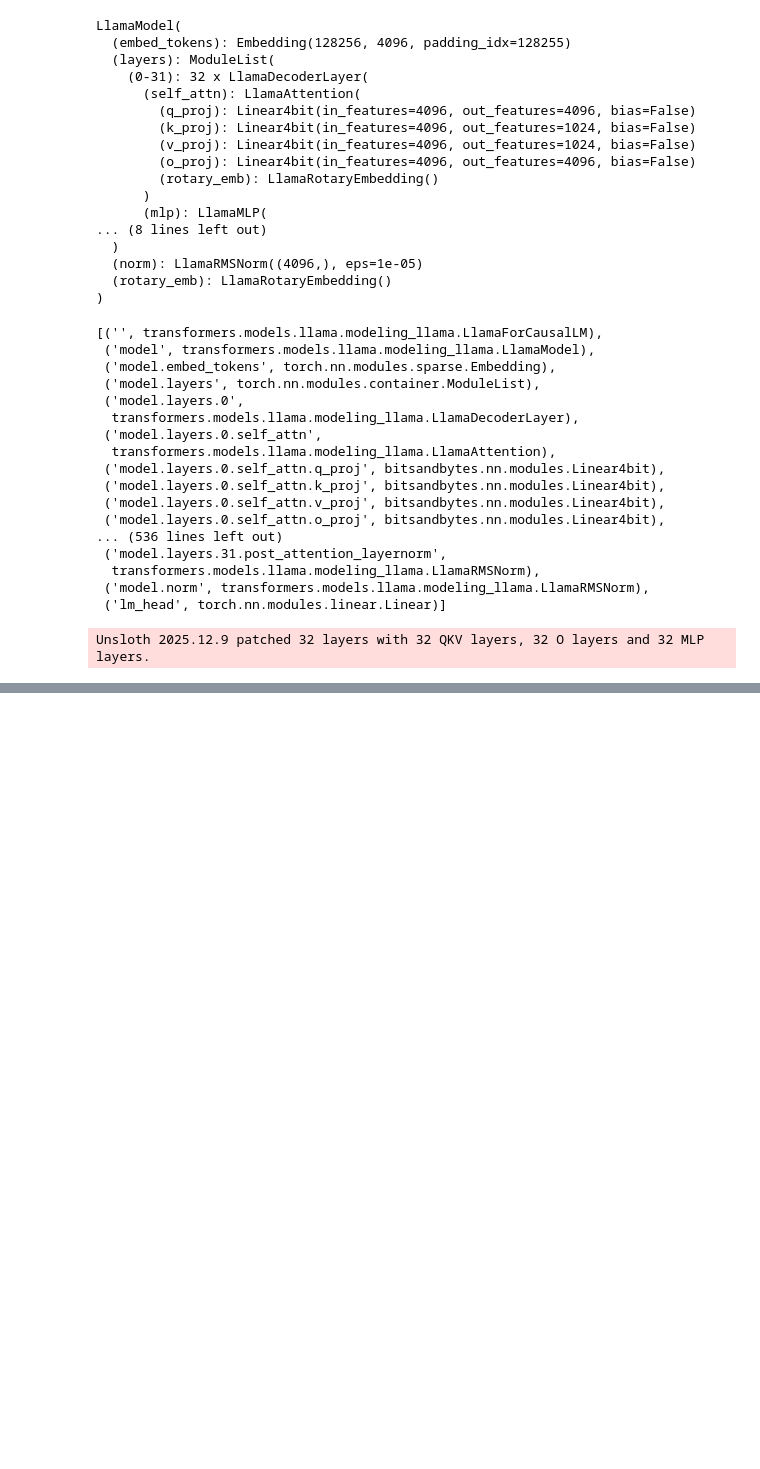
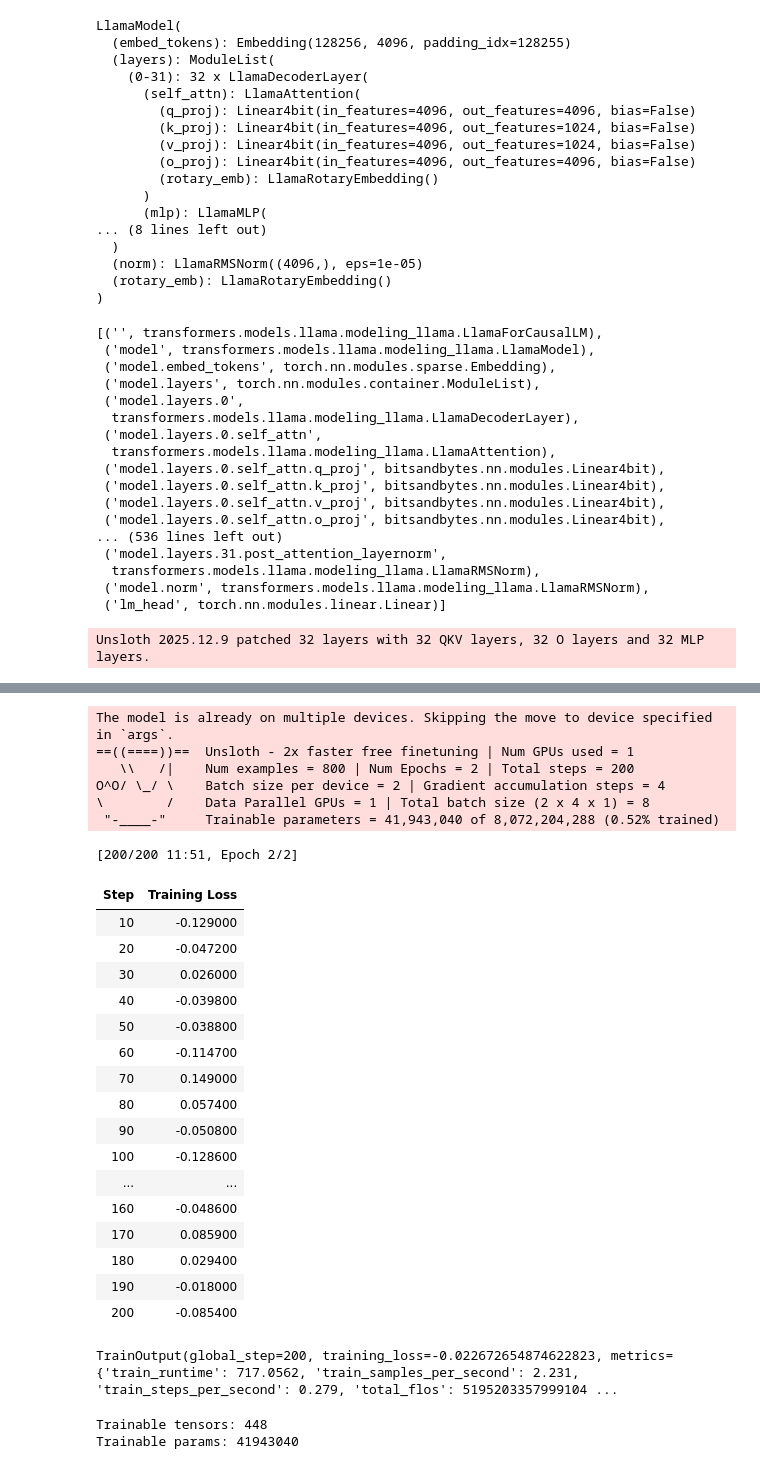
Before and after one commit to ahsanalidev/GAFTSFT, a Jupyter notebook: GradientAscentFTMethod.ipynb, the cells around one changed output, grey strips where cells are left out. Saved outputs shown, nothing was run; the diff lists cells and outputs as text; code cells hidden in the pictures; blank space fills up the shorter version.

```diff
--- a/GradientAscentFTMethod.ipynb
+++ b/GradientAscentFTMethod.ipynb
@@ -385,6 +445,23 @@ data_collator = CollatorWithFactorPadLabels(base_collator)
 # %%
 class GAFTSFTTrainer(SFTTrainer):
-    def compute_loss(self, model, inputs, return_outputs=False):
+    def __init__(
+        self,
+        *args,
+        gamma: float = 1.0,
+        **kwargs,
+    ):
+        """
+        GAFT SFT Trainer
+
+        Args:
+            gamma (float): Scaling factor for the retain loss.
+                           Forget loss is applied with gradient ascent.
+            *args, **kwargs: Passed to SFTTrainer
+        """
+        super().__init__(*args, **kwargs)
+        self.gamma = gamma
+
+    def compute_loss(self, model, inputs, return_outputs=False, **kwargs): # Added **kwargs here
         factors = inputs.pop("factor")  # (bs,)
         f_mask = factors == -1
         r_mask = factors == 1
@@ -405,11 +482,13 @@ class GAFTSFTTrainer(SFTTrainer):
         out_f = out_r = None
 
         if forget_inputs is not None:
-            out_f = model(**forget_inputs)
+            # Pass **kwargs to the model call as well, just in case
+            out_f = model(**forget_inputs, **kwargs)
             loss = loss - out_f.loss  # gradient ascent on forget
 
         if retain_inputs is not None:
-            out_r = model(**retain_inputs)
+            # Pass **kwargs to the model call as well, just in case
+            out_r = model(**retain_inputs, **kwargs)
             loss = loss + (self.gamma * out_r.loss)
 
         outputs = (out_f, out_r)
@@ -449,32 +528,57 @@ class GAFTSFTTrainer(SFTTrainer):
 # %%
 from trl import SFTConfig
 
-
-# 3) Instantiate trainer (note gamma added)
+# Re-instantiate trainer with the correct dataset (tokenized_unlearn)
 trainer = GAFTSFTTrainer(
     model=model,
     tokenizer=tokenizer,
-    train_dataset=dataset,
-    dataset_text_field="text",              # if using TRL SFT datasets; otherwise omit
+    train_dataset=tokenized_unlearn, # Changed from 'dataset' to 'tokenized_unlearn'
+    dataset_text_field="text",
     max_seq_length=max_seq_length,
-    data_collator=data_collator,      # <-- important
+    data_collator=data_collator,
     dataset_num_proc=2,
     packing=False,
     args=SFTConfig(
-        per_device_train_batch_size=2,      # must be >=2 for mixed forget/retain
+        per_device_train_batch_size=2,
         gradient_accumulation_steps=4,
         warmup_steps=5,
         max_steps=200,
         logging_steps=10,
         learning_rate=2e-4,
         fp16=not torch.cuda.is_bf16_supported(),
         bf16=torch.cuda.is_bf16_supported(),
         optim="adamw_8bit",
         weight_decay=0.01,
         lr_scheduler_type="linear",
         seed=3407,
         output_dir="outputs",
         report_to="none",
     ),
-    gamma=1.0,  # <--- add this kwarg in your __init__
+    gamma=1.0,
 )
+# %% [output]
+The model is already on multiple devices. Skipping the move to device specified in `args`.
+==((====))==  Unsloth - 2x faster free finetuning | Num GPUs used = 1
+   \\   /|    Num examples = 800 | Num Epochs = 2 | Total steps = 200
+O^O/ \_/ \    Batch size per device = 2 | Gradient accumulation steps = 4
+\        /    Data Parallel GPUs = 1 | Total batch size (2 x 4 x 1) = 8
+ "-____-"     Trainable parameters = 41,943,040 of 8,072,204,288 (0.52% trained)
+[200/200 11:51, Epoch 2/2]
+| Step | Training Loss |
+| 10 | -0.129000 |
+| 20 | -0.047200 |
+| 30 | 0.026000 |
+| 40 | -0.039800 |
+| 50 | -0.038800 |
+| 60 | -0.114700 |
+| 70 | 0.149000 |
+| 80 | 0.057400 |
+| 90 | -0.050800 |
+| 100 | -0.128600 |
+| ... | ... |
+| 160 | -0.048600 |
+| 170 | 0.085900 |
+| 180 | 0.029400 |
+| 190 | -0.018000 |
+| 200 | -0.085400 |
+TrainOutput(global_step=200, training_loss=-0.022672654874622823, metrics={'train_runtime': 717.0562, 'train_samples_per_second': 2.231, 'train_steps_per_second': 0.279, 'total_flos': 5195203357999104 ...
@@ -482,0 +587,7 @@ trainer.train()
+# %%
+trainable = [p for p in model.parameters() if p.requires_grad]
+print("Trainable tensors:", len(trainable))
+print("Trainable params:", sum(p.numel() for p in trainable))
+# %% [output]
+Trainable tensors: 448
+Trainable params: 41943040
```
Also changed, not shown: parts of 28 cells of this notebook.
